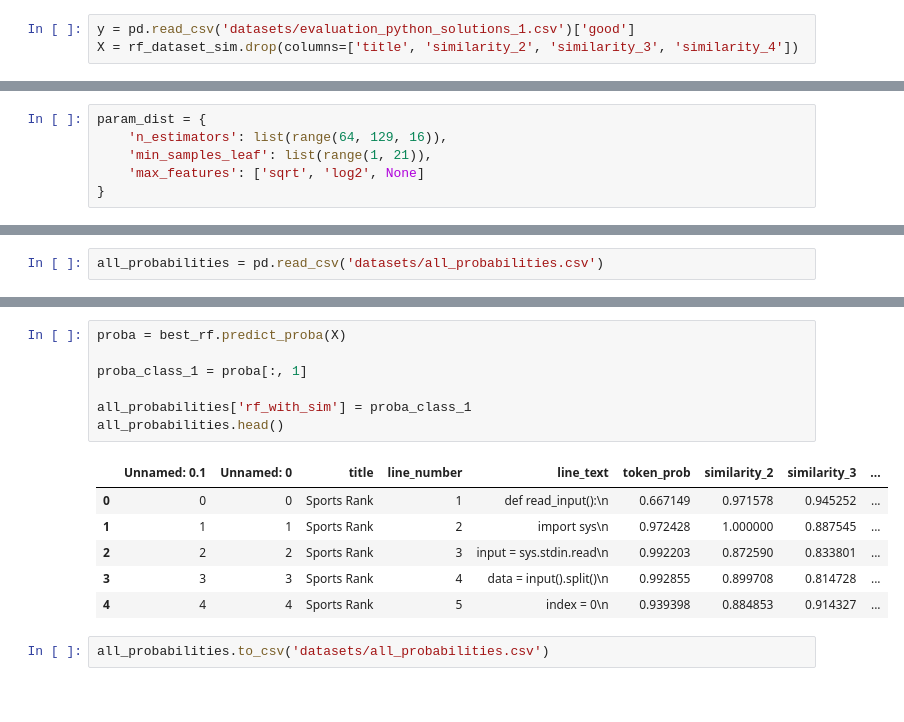
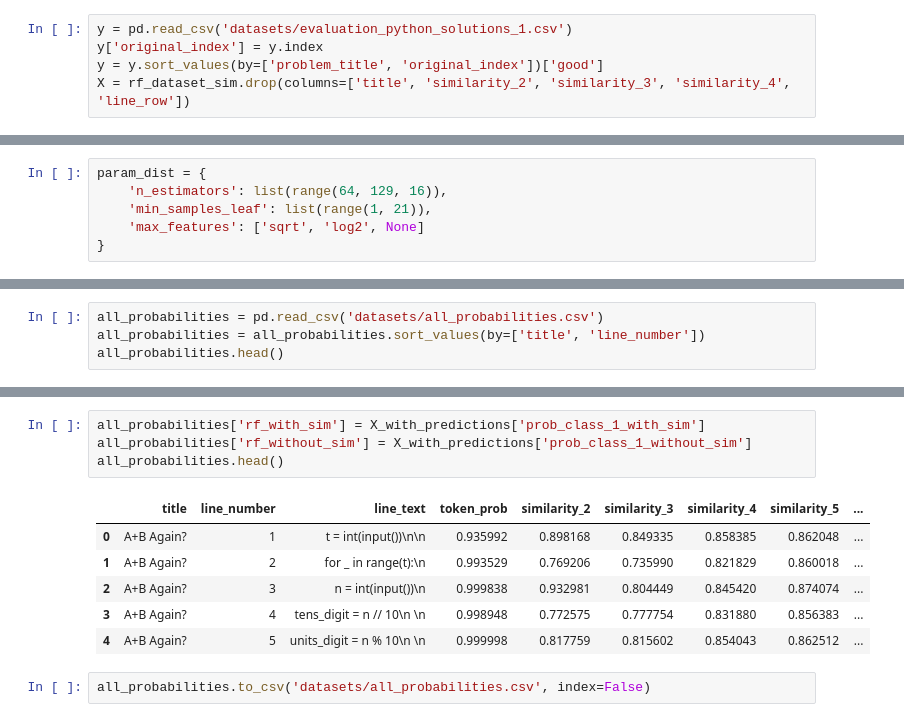
Before and after one commit to CristinaRacovita/codegen-uncertainty, a Jupyter notebook: confidence_estimation.ipynb, the cells around one changed output, grey strips where cells are left out. Cells and saved outputs as stored; diff of their text form.

```diff
--- a/confidence_estimation.ipynb
+++ b/confidence_estimation.ipynb
@@ -227,3 +229,5 @@ fig.show()
 # %%
-y = pd.read_csv('datasets/evaluation_python_solutions_1.csv')['good']
-X = rf_dataset_sim.drop(columns=['title', 'similarity_2', 'similarity_3', 'similarity_4'])
+y = pd.read_csv('datasets/evaluation_python_solutions_1.csv')
+y['original_index'] = y.index
+y = y.sort_values(by=['problem_title', 'original_index'])['good']
+X = rf_dataset_sim.drop(columns=['title', 'similarity_2', 'similarity_3', 'similarity_4', 'line_row'])
@@ -311,2 +575,4 @@ fig.show()
 # %%
 all_probabilities = pd.read_csv('datasets/all_probabilities.csv')
+all_probabilities = all_probabilities.sort_values(by=['title', 'line_number'])
+all_probabilities.head()
@@ -313,16 +586,13 @@ all_probabilities = pd.read_csv('datasets/all_probabilities.csv')
 # %%
-proba = best_rf.predict_proba(X)
-
-proba_class_1 = proba[:, 1]
-
-all_probabilities['rf_with_sim'] = proba_class_1
+all_probabilities['rf_with_sim'] = X_with_predictions['prob_class_1_with_sim']
+all_probabilities['rf_without_sim'] = X_with_predictions['prob_class_1_without_sim']
 all_probabilities.head()
 # %% [output]
-|  | Unnamed: 0.1 | Unnamed: 0 | title | line_number | line_text | token_prob | similarity_2 | similarity_3 | ... |
-| 0 | 0 | 0 | Sports Rank | 1 | def read_input():\n | 0.667149 | 0.971578 | 0.945252 | ... |
-| 1 | 1 | 1 | Sports Rank | 2 | import sys\n | 0.972428 | 1.000000 | 0.887545 | ... |
-| 2 | 2 | 2 | Sports Rank | 3 | input = sys.stdin.read\n | 0.992203 | 0.872590 | 0.833801 | ... |
-| 3 | 3 | 3 | Sports Rank | 4 | data = input().split()\n | 0.992855 | 0.899708 | 0.814728 | ... |
-| 4 | 4 | 4 | Sports Rank | 5 | index = 0\n | 0.939398 | 0.884853 | 0.914327 | ... |
+|  | title | line_number | line_text | token_prob | similarity_2 | similarity_3 | similarity_4 | similarity_5 | ... |
+| 0 | A+B Again? | 1 | t = int(input())\n\n | 0.935992 | 0.898168 | 0.849335 | 0.858385 | 0.862048 | ... |
+| 1 | A+B Again? | 2 | for _ in range(t):\n | 0.993529 | 0.769206 | 0.735990 | 0.821829 | 0.860018 | ... |
+| 2 | A+B Again? | 3 | n = int(input())\n | 0.999838 | 0.932981 | 0.804449 | 0.845420 | 0.874074 | ... |
+| 3 | A+B Again? | 4 | tens_digit = n // 10\n \n | 0.998948 | 0.772575 | 0.777754 | 0.831880 | 0.856383 | ... |
+| 4 | A+B Again? | 5 | units_digit = n % 10\n \n | 0.999998 | 0.817759 | 0.815602 | 0.854043 | 0.862512 | ... |
 # %%
-all_probabilities.to_csv('datasets/all_probabilities.csv')
+all_probabilities.to_csv('datasets/all_probabilities.csv', index=False)
```
Also changed, not shown: parts of 26 cells of this notebook, 6 other files.
